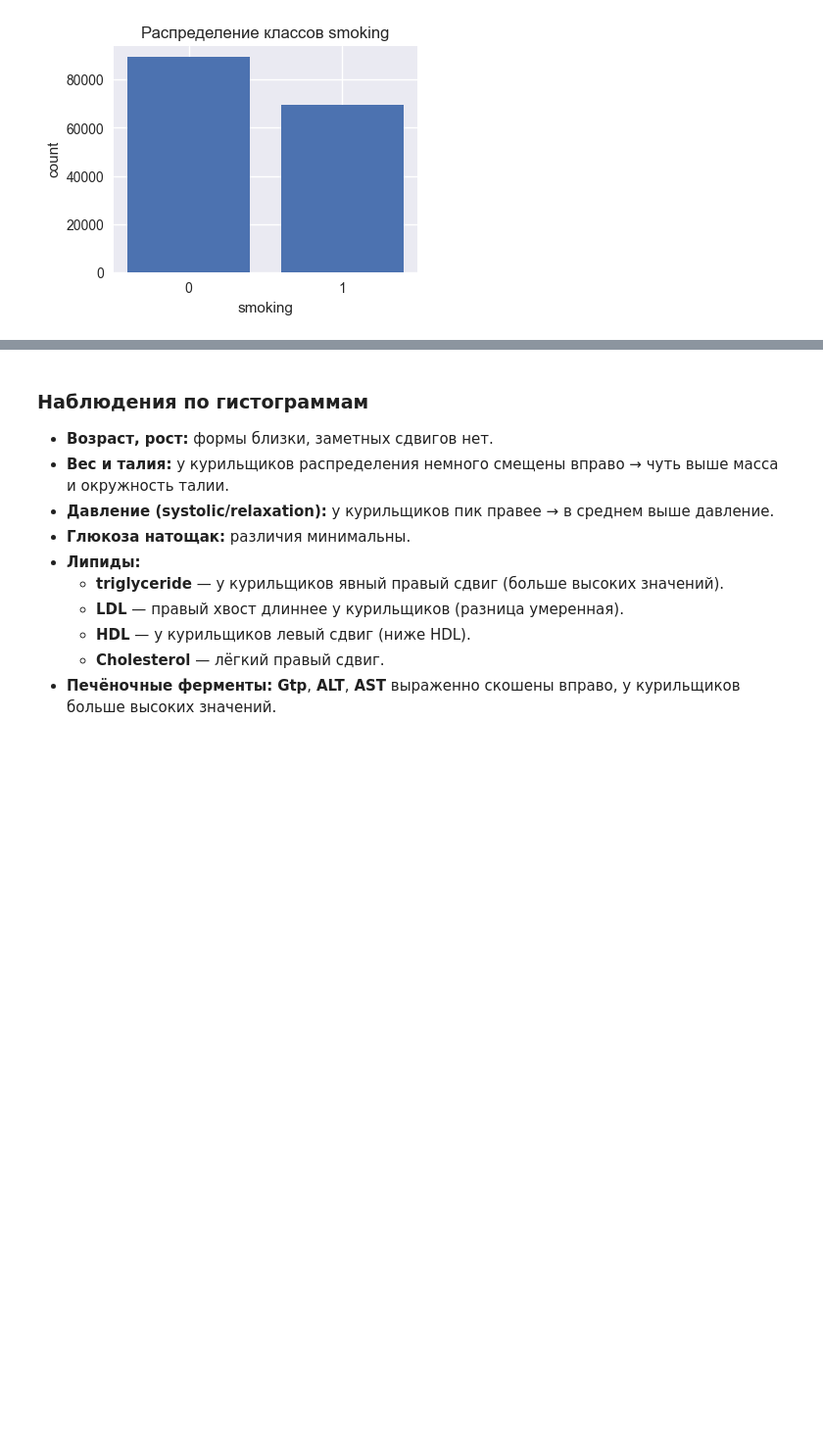
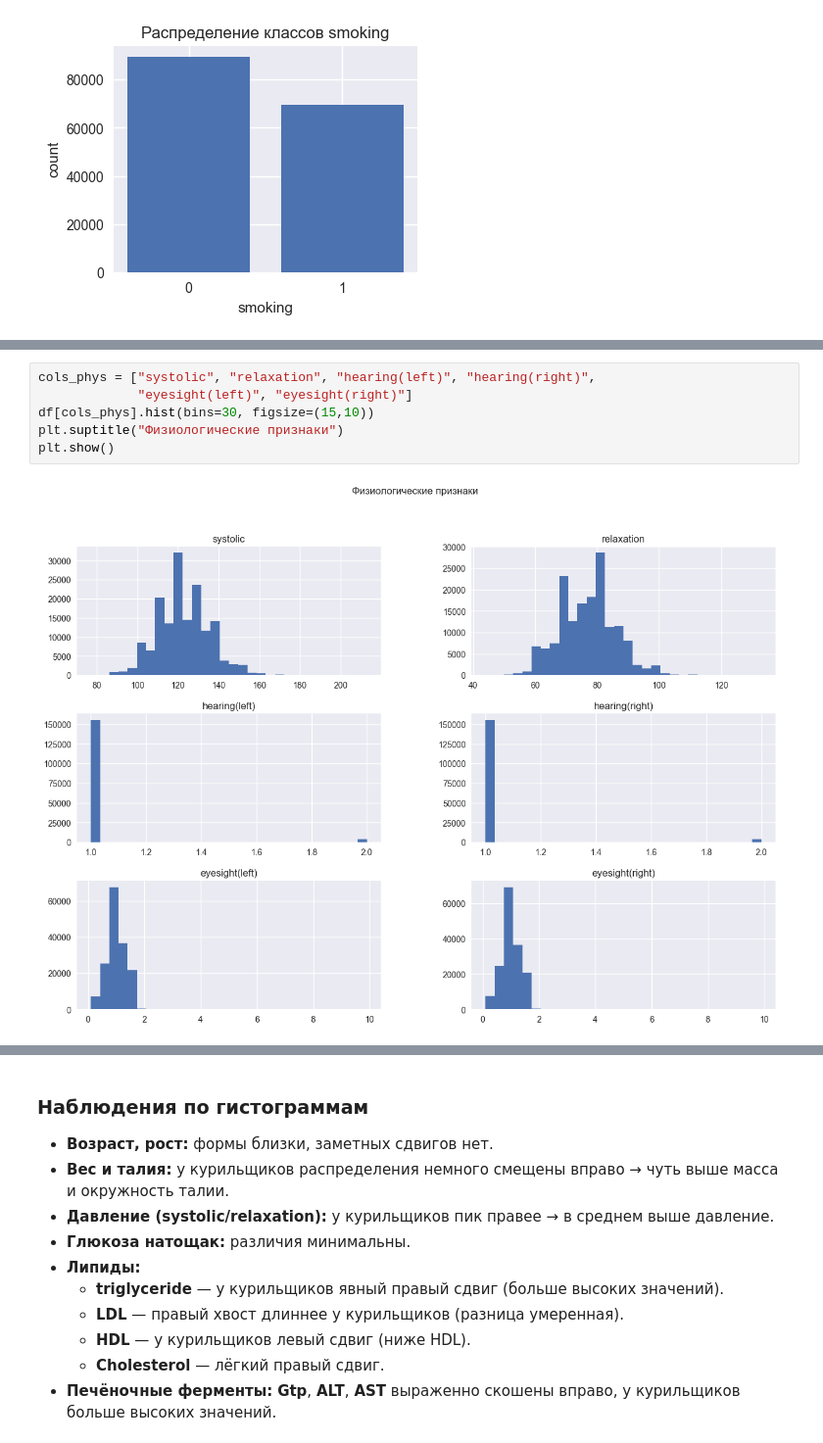
Before and after one commit to ACME-URFU/smoking-status-prediction, a Jupyter notebook: notebooks/eda.ipynb, the cells around one changed output, grey strips where cells are left out. Shown at 98% size. Saved outputs shown, nothing was run; the diff lists cells and outputs as text; blank space fills up the shorter version.

```diff
--- a/notebooks/test.ipynb
+++ b/notebooks/eda.ipynb
@@ -116,0 +245,8 @@ df[num_cols].hist(bins=30, figsize=(14,10)); plt.suptitle("Гистрограм
+# %%
+cols_phys = ["systolic", "relaxation", "hearing(left)", "hearing(right)",
+             "eyesight(left)", "eyesight(right)"]
+df[cols_phys].hist(bins=30, figsize=(15,10))
+plt.suptitle("Физиологические признаки")
+plt.show()
+# %% [output]
+[figure, added]
```
Also changed, not shown: parts of 13 cells of this notebook.
